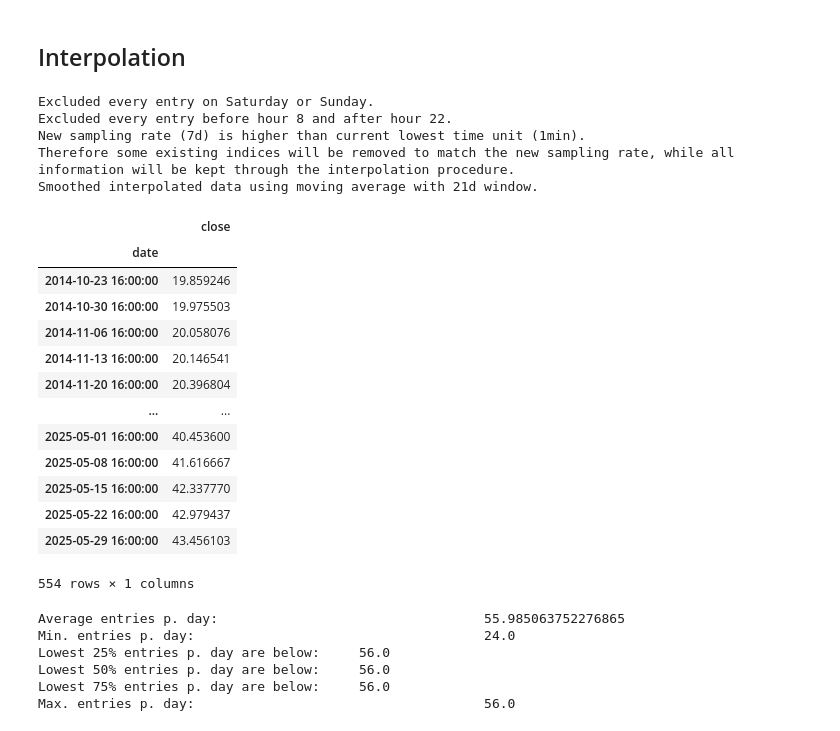
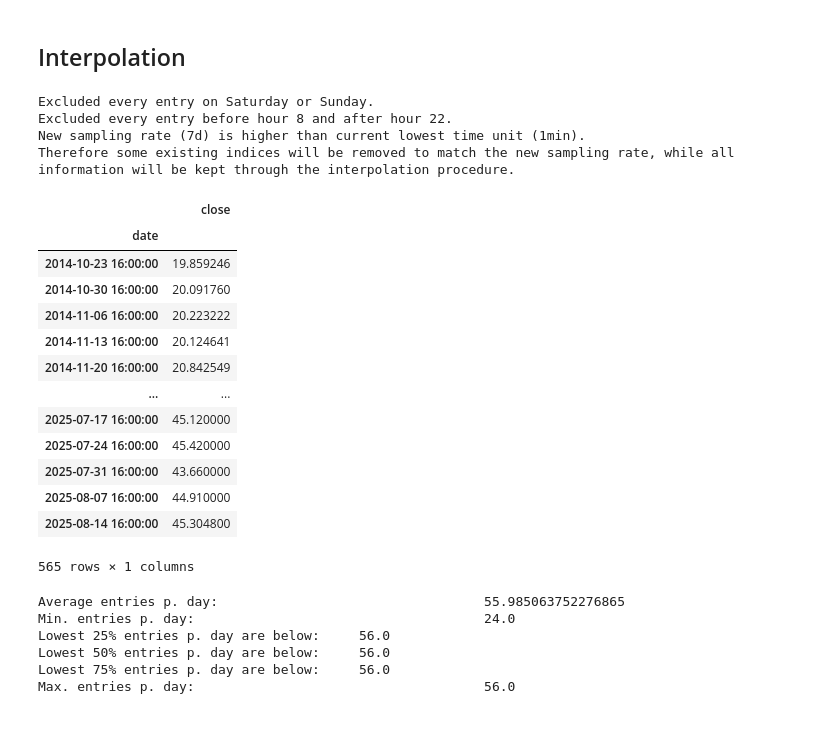
Before and after one commit to paulruesing/hybrid-rl-index-trading, a Jupyter notebook: notebooks/data_pull_dev.ipynb, the cells around one changed output. Saved outputs shown, nothing was run; the diff lists cells and outputs as text; code cells hidden in the pictures.

Commit message:
Added DataManager

```diff
--- a/notebooks/data_pull_dev.ipynb
+++ b/notebooks/data_pull_dev.ipynb
@@ -91,49 +72,44 @@ AttributeError: 'float' object has no attribute 'strftime'
 # %%
-# date import parameters:
-date_column = 'date'
-price_column = '4. close'
-latest_file_path = filemgmt.most_recent_file(MINUTELY_PRICES, ".csv", "DAX")
 
 # interpolation parameters:
 sampling_rate_to_be_interpolated = '7d'
-moving_average_size = '21d'  # triple the sampling rate
+moving_average_size = None  #'21d'  # triple the sampling rate
 manual_operating_hours = (8, 22)
 custom_start_hour = 16
 custom_start_minute = 0
 
-interpolated_prices = preprocessing.time_interpolation_new_sampling_rate(df=pd.read_csv(latest_file_path),
-                                                                         interpolation_column=price_column,
+interpolated_prices = preprocessing.time_interpolation_new_sampling_rate(datamanager.downloaded_prices,
+
                                                                          datetime_column=date_column,
                                                                          new_sampling_rate=sampling_rate_to_be_interpolated,
                                                                          moving_average_window_size=moving_average_size,
                                                                          custom_start_hour=custom_start_hour,
                                                                          custom_start_minute=custom_start_minute,
                                                                          verbose=True,
                                                                          manual_operating_hours=manual_operating_hours,
                                                                          save_path=INTERPOLATED_SMOOTHED_PRICES,
                                                                          save_title_identifier='DAX Close')
 
 interpolated_prices
 # %% [output]
 Excluded every entry on Saturday or Sunday.
 Excluded every entry before hour 8 and after hour 22.
 New sampling rate (7d) is higher than current lowest time unit (1min).
 Therefore some existing indices will be removed to match the new sampling rate, while all information will be kept through the interpolation procedure.
-Smoothed interpolated data using moving average with 21d window.
 |  | close |
 | date |  |
 | 2014-10-23 16:00:00 | 19.859246 |
-| 2014-10-30 16:00:00 | 19.975503 |
-| 2014-11-06 16:00:00 | 20.058076 |
-| 2014-11-13 16:00:00 | 20.146541 |
-| 2014-11-20 16:00:00 | 20.396804 |
+| 2014-10-30 16:00:00 | 20.091760 |
+| 2014-11-06 16:00:00 | 20.223222 |
+| 2014-11-13 16:00:00 | 20.124641 |
+| 2014-11-20 16:00:00 | 20.842549 |
 | ... | ... |
-| 2025-05-01 16:00:00 | 40.453600 |
-| 2025-05-08 16:00:00 | 41.616667 |
-| 2025-05-15 16:00:00 | 42.337770 |
-| 2025-05-22 16:00:00 | 42.979437 |
-| 2025-05-29 16:00:00 | 43.456103 |
+| 2025-07-17 16:00:00 | 45.120000 |
+| 2025-07-24 16:00:00 | 45.420000 |
+| 2025-07-31 16:00:00 | 43.660000 |
+| 2025-08-07 16:00:00 | 44.910000 |
+| 2025-08-14 16:00:00 | 45.304800 |
-554 rows × 1 columns
+565 rows × 1 columns
 # %%
 def print_time_index_entries_p_day(df: pd.DataFrame) -> None:
     df = df.copy()
```
Also changed, not shown: parts of 43 cells of this notebook, 1 other file.
